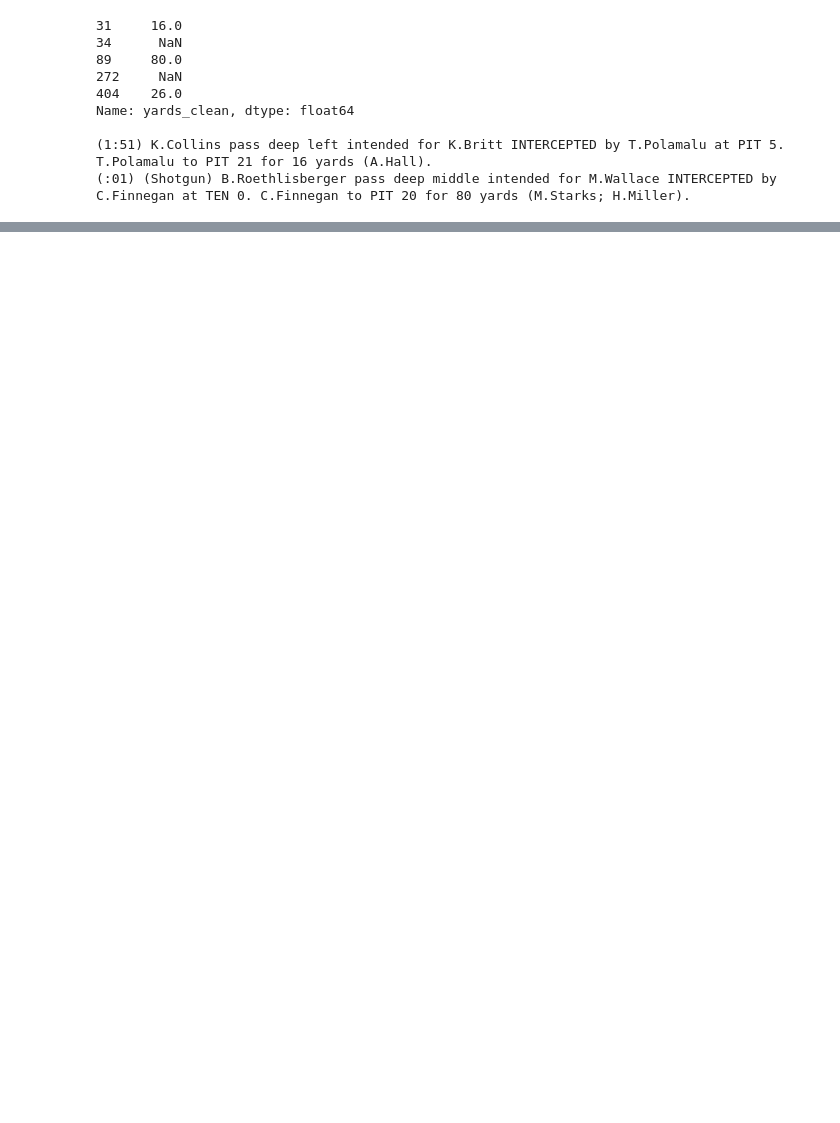
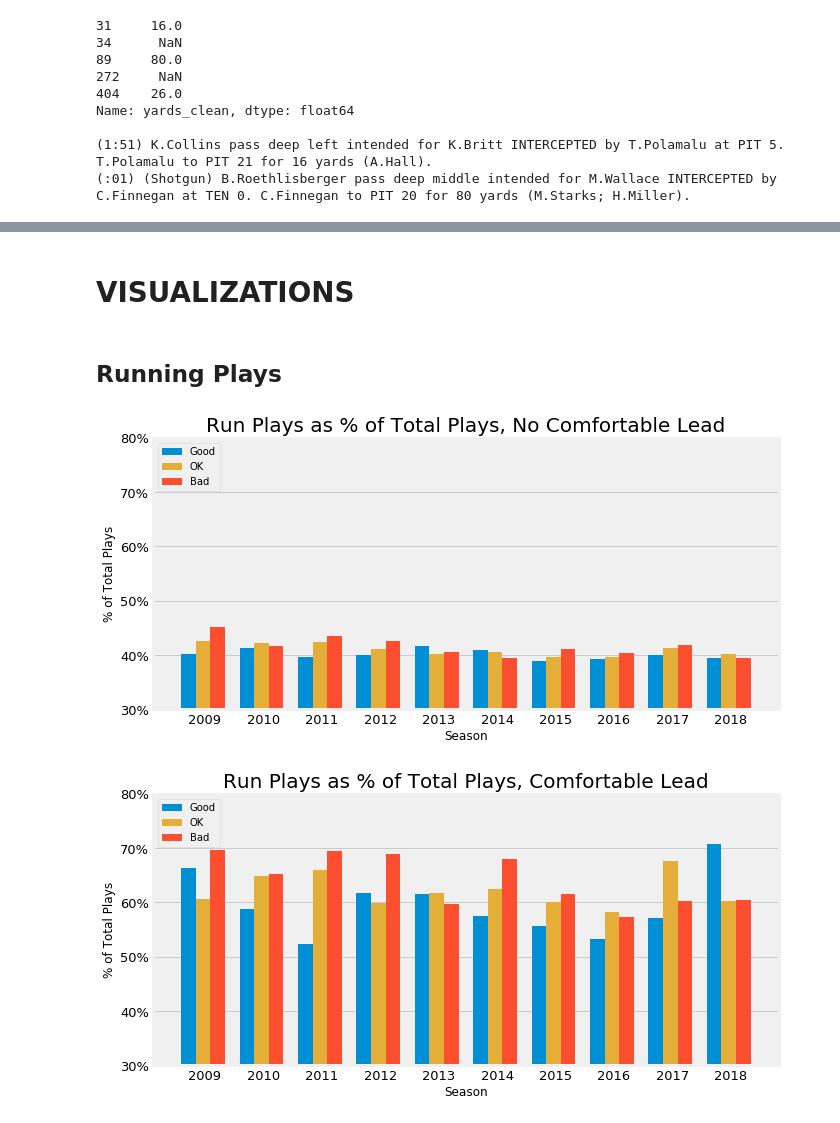
Before and after one commit to jeesuk/NFL-offense, a Jupyter notebook: NFL_offense.ipynb, the cells around one changed output, grey strips where cells are left out. Drawn from its saved outputs; the diff is of its cells as text; code cells hidden in the pictures; blank space fills up the shorter version.

```diff
--- a/NFL_offense.ipynb
+++ b/NFL_offense.ipynb
@@ -462,14 +411,13 @@ data.loc[data['game_date'].astype(str).str[5:7]==
          '01','season'] = data.loc[data['game_date'].astype(str).str[5:7]=='01','season'] - 1
 
 # Since we will rely on final total values, we can limit each game_id to just one row each.
-end_of_game = data.sort_values('play_id').groupby('game_id').apply(lambda x : x.index[-1])
+EOG = data.sort_values('play_id').groupby('game_id').apply(lambda x : x.index[-1])
 data['EOG'] = 0
-data.loc[end_of_game, 'EOG'] = 1
+data.loc[EOG, 'EOG'] = 1
 
 data['team_season_wins'] = data.groupby(['season','game_winner'])['EOG'].transform('sum')
 
-# Breaks down the teams into performance tiers. In the years available in this dataset, no team that's recorded 11
-# regular season wins has failed to reach the playoffs.
-data['good_team'] = np.where( data.team_season_wins >= 11, 1, 0)
-data['ok_team'] = np.where( (data.team_season_wins <= 10) & (data.team_season_wins >= 7), 1, 0)
-data['bad_team'] = np.where( data['team_season_wins'] <= 6, 1, 0)
+# Breaks down the teams into performance tiers.
+data['good_team'] = np.where( data.team_season_wins >= 12, 1, 0)
+data['ok_team'] = np.where( (data.team_season_wins <= 11) & (data.team_season_wins >= 7), 1, 0)
+data['bad_team'] = np.where( data.team_season_wins <= 6, 1, 0)
@@ -1058,0 +467,61 @@ Looking at the different performance tiers of teams, there is some separation be
+# %% [markdown]
+# VISUALIZATIONS
+# %%
+# Team strata Boolean filters
+good = nfl[(nfl['good_team']==1) & (nfl['season']<2019)][features]
+ok = nfl[(nfl['ok_team']==1) & (nfl['season']<2019)][features]
+bad = nfl[(nfl['bad_team']==1) & (nfl['season']<2019)][features]
+# %% [markdown]
+## Running Plays
+# %%
+# Ommitting 2018 because we do not have a full season's worth of data for it.
+seasons = [2009, 2010, 2011, 2012, 2013, 2014, 2015, 2016, 2017, 2018]
+
+# Run plays as % of total plays general formula
+def run_play_breakdown(df, comfy_lead):
+    team_list = []
+    for season in seasons:
+        home_runs = df.loc[(df.season == season) & (df.home_comfy_lead == comfy_lead), 'home_runs'].sum()
+        away_runs = df.loc[(df.season == season) & (df.away_comfy_lead == comfy_lead), 'away_runs'].sum()
+        home_passes = df.loc[(df.season == season) & (df.home_comfy_lead == comfy_lead), 'home_passes'].sum()
+        away_passes = df.loc[(df.season == season) & (df.away_comfy_lead == comfy_lead), 'away_passes'].sum()
+        total_runs = home_runs + away_runs
+        total_plays = home_runs + away_runs + home_passes + away_passes
+        total_run_perc = total_runs / total_plays * 100
+        team_list.append(total_run_perc)
+    return team_list
+
+
+graphs = ['runs_no_cl', 'runs_cl']
+titles = ['Run Plays as % of Total Plays, No Comfortable Lead', 'Run Plays as % of Total Plays, Comfortable Lead']
+
+for i in range(2):
+    good_teams = run_play_breakdown(good, i)
+    ok_teams = run_play_breakdown(ok, i)
+    bad_teams = run_play_breakdown(bad, i)
+
+    df = pd.DataFrame(
+        {
+            "Season": seasons,
+            "Good": good_teams,
+            "OK": ok_teams,
+            "Bad": bad_teams
+        })
+
+    fig, graphs[i] = plt.subplots(figsize=(10,5))
+    graphs[i].bar(df.Season, df.Good, width = .25, color=[0, 143/255, 213/255])
+    graphs[i].bar(df.Season + .25, df.OK, width = .25, color=[229/255, 174/255, 56/255])
+    graphs[i].bar(df.Season + .5, df.Bad, width = .25, color=[252/255, 79/255, 48/255])
+    graphs[i].legend(df[['Good', 'OK', 'Bad']], loc='upper left')
+    graphs[i].set_xticklabels(df.Season, fontsize=13, ha='left', rotation=0)
+    graphs[i].set_xticks(df.Season)
+    graphs[i].set_yticklabels(df.Bad, fontsize=13)
+    graphs[i].set_ylim(30, 80)
+    graphs[i].xaxis.grid(False)
+    graphs[i].set_xlabel('Season')
+    graphs[i].set_ylabel('% of Total Plays')
+    graphs[i].set_title(titles[i], fontsize=20)
+    graphs[i].yaxis.set_major_formatter(ticker.FormatStrFormatter('%.0f%%'))
+# %% [output]
+[figure, added]
+[figure, added]
```
Also changed, not shown: parts of 118 cells of this notebook.
